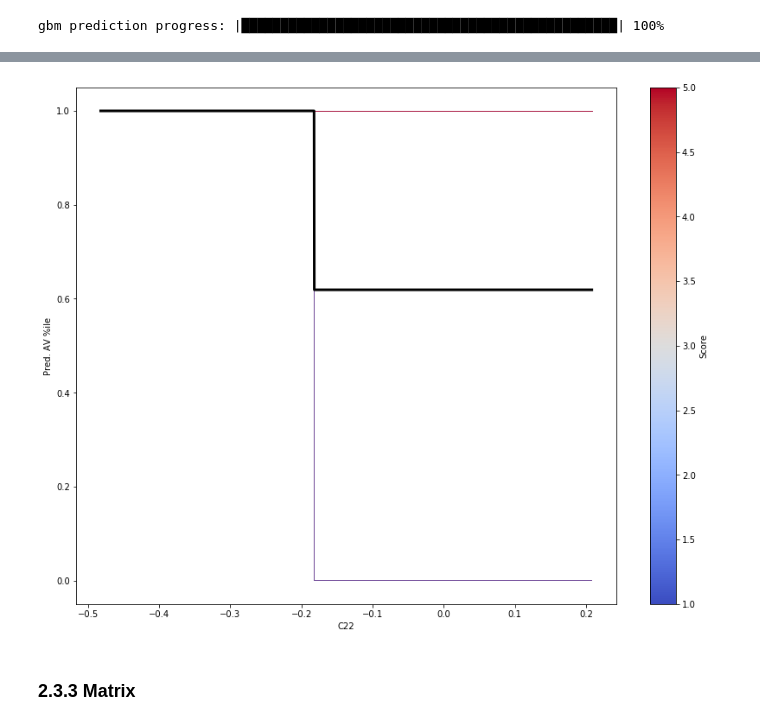
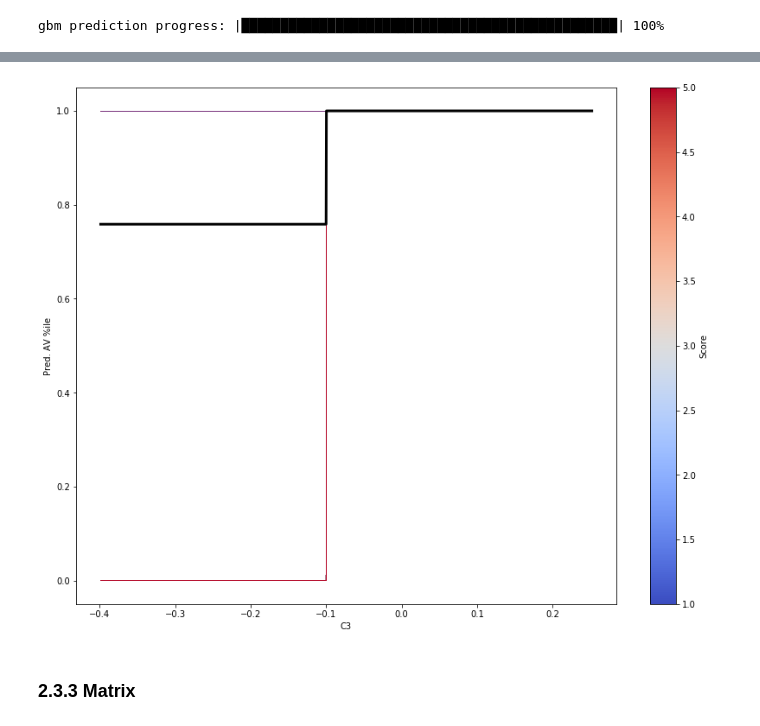
Before and after one commit to MandyMY/AI-Addin, a Jupyter notebook: Final Project.ipynb, the cells around one changed output, grey strips where cells are left out. Drawn from its saved outputs; the diff is of its cells as text; code cells hidden in the pictures.

```diff
--- a/Final Project.ipynb
+++ b/Final Project.ipynb
@@ -385,5 +432,5 @@ PartialDependencePlot progress: |███████████████
 # %% [markdown]
 #### Individual Conditional Expectation (ICE)
 # %%
-ext_test_simple_dice = ext_test_simple.sort('summary_C90')
+ext_test_simple_dice = ext_test_simple.sort('C3')
 # %%
@@ -400,4 +446,4 @@ abc = surrogate.predict(ext_test_simple_dices)
 # %% [output]
 gbm prediction progress: |████████████████████████████████████████████████| 100%
 # %%
-summary_C78_ice_df = ice(data=ext_test_simple_dices, column='summary_C90', model=surrogate)
+C3_ice_df = ice(data=ext_test_simple, column='C3', model=surrogate)
@@ -411,14 +450,14 @@ java.lang.IllegalArgumentException: Test/Validation dataset has categorical colu
 # %%
-ice_plot(summary_C90_ice_df, linewidth=0.5, color_by='Score', cmap='coolwarm',
+ice_plot(C3_ice_df, linewidth=0.5, color_by='Score', cmap='coolwarm',
         plot_pdp=True, pdp_kwargs={'c': 'k', 'linewidth': 3})
-vals = summary_C90_ice_df.columns.get_level_values('Score').values
+vals = C3_ice_df.columns.get_level_values('Score').values
 sm = plt.cm.ScalarMappable(cmap='coolwarm', norm=plt.Normalize(vmin=vals.min(), vmax=vals.max()))
 sm._A = []
 plt.colorbar(sm, label='Score')
 plt.ylabel('Pred. AV %ile')
-plt.xlabel('summary_C90');
+plt.xlabel('C3');
 # %% [output]
-[figure, old version]
+[figure, new version]
 # %% [markdown]
 ### 2.3.3 Matrix
 # %%
```
Also changed, not shown: parts of 26 cells of this notebook, 1 other file.
